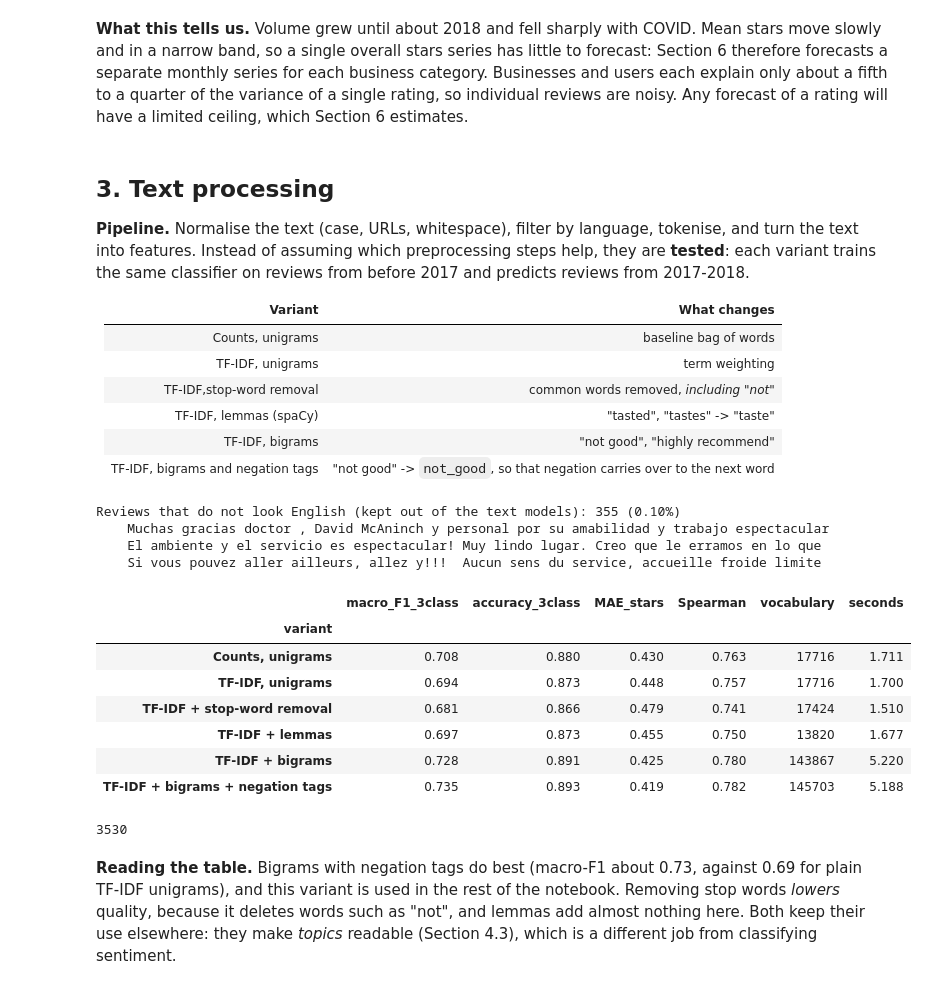
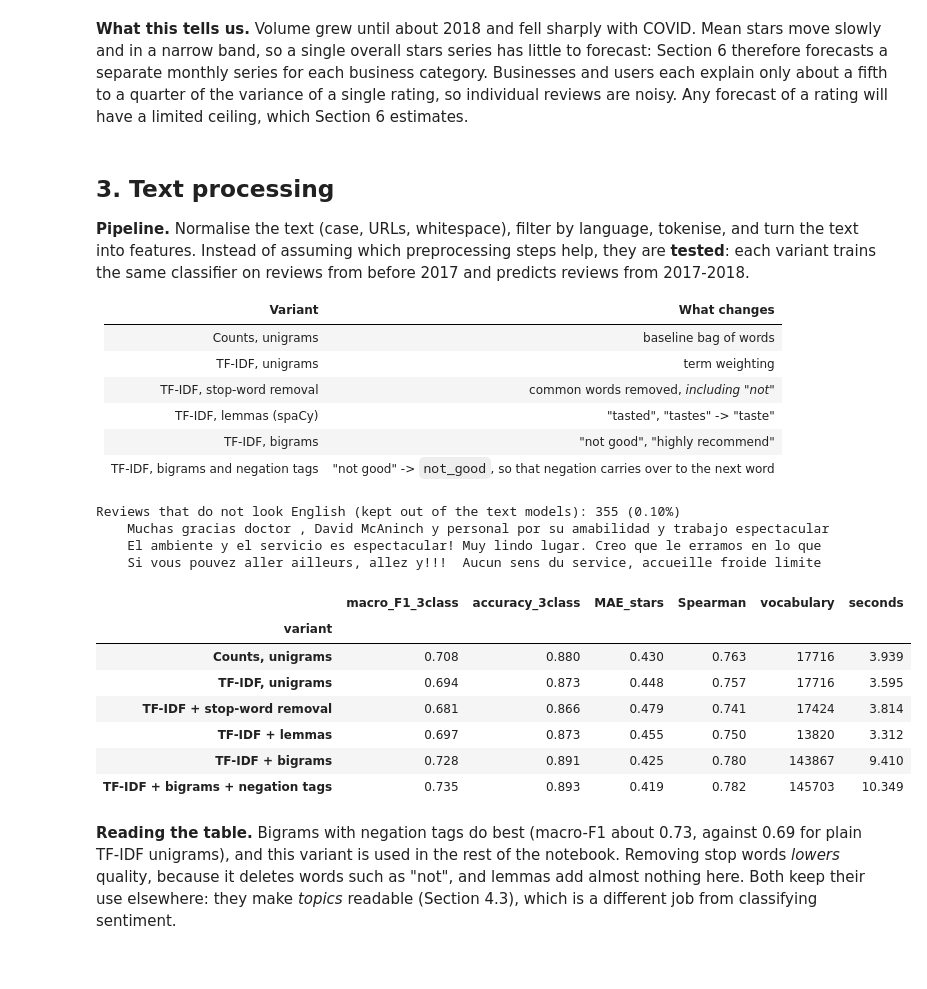
Before and after one commit to gksoztrk/ADC, a Jupyter notebook: ACD_final_project_category.ipynb, the cells around one changed output. Cells and saved outputs as stored; diff of their text form; code cells hidden in the pictures.

```diff
--- a/ACD_final_project_category.ipynb
+++ b/ACD_final_project_category.ipynb
@@ -292,7 +291,7 @@ display(pd.Series({"between businesses": R.groupby("b")["stars"].transform("mean
 |---|---|
 | Counts, unigrams | baseline bag of words |
 | TF-IDF, unigrams | term weighting |
-| TF-IDF,stop-word removal | common words removed, *including "not"* |
+| TF-IDF, stop-word removal | common words removed, *including "not"* |
 | TF-IDF, lemmas (spaCy) | "tasted", "tastes" -> "taste" |
 | TF-IDF, bigrams | "not good", "highly recommend" |
 | TF-IDF, bigrams and negation tags | "not good" -> `not_good`, so that negation carries over to the next word |
@@ -366,41 +365,41 @@ def lemmatise_sample(ids):
 
 
 rng = np.random.default_rng(SEED)
 en = R["is_en"].values
 tr_ids = rng.choice(np.flatnonzero((R["date"] < TEXT_TRAIN_END).values & en), 30_000, replace=False)
 te_ids = rng.choice(np.flatnonzero((R["date"] >= TEXT_TRAIN_END).values & (R["date"] < "2019-01-01").values & en), 10_000, replace=False)
 lem = cached("lemmas", lambda: lemmatise_sample(np.r_[tr_ids, te_ids]))["lemma"]
 base = dict(min_df=3, max_df=.6, dtype=np.float32)
 norm_tr, norm_te = TXT.loc[tr_ids].map(normalise), TXT.loc[te_ids].map(normalise)
 y_tr, y_te = R["stars"].values[tr_ids], R["stars"].values[te_ids]
 
 VARIANTS = {
     "Counts, unigrams": (CountVectorizer(binary=True, **base), norm_tr, norm_te),
     "TF-IDF, unigrams": (TfidfVectorizer(sublinear_tf=True, **base), norm_tr, norm_te),
     "TF-IDF + stop-word removal": (TfidfVectorizer(sublinear_tf=True, stop_words="english", **base), norm_tr, norm_te),
     "TF-IDF + lemmas": (TfidfVectorizer(sublinear_tf=True, **base), lem.loc[tr_ids], lem.loc[te_ids]),
     "TF-IDF + bigrams": (TfidfVectorizer(sublinear_tf=True, ngram_range=(1, 2), **base), norm_tr, norm_te),
     "TF-IDF + bigrams + negation tags": (TfidfVectorizer(sublinear_tf=True, ngram_range=(1, 2), **base), norm_tr.map(mark_negation), norm_te.map(mark_negation)),
 }
 rows = []
 for name, (vec, a, b) in VARIANTS.items():
     t0 = time.time()
     Xa, Xb = normalize(vec.fit_transform(a)), normalize(vec.transform(b))   # same scale for every variant
     p = sgd().fit(Xa, y_tr).predict_proba(Xb)
     rows.append({"variant": name, **text_metrics(y_te, p @ STAR_CLASSES), "vocabulary": Xa.shape[1], "seconds": time.time() - t0})
 RESULTS["text_preprocessing"] = pd.DataFrame(rows).set_index("variant")
 display(RESULTS["text_preprocessing"].round(3))
-del VARIANTS, norm_tr, norm_te; gc.collect()
+del VARIANTS, norm_tr, norm_te
+_ = gc.collect()
 # %% [output]
 |  | macro_F1_3class | accuracy_3class | MAE_stars | Spearman | vocabulary | seconds |
 | variant |  |  |  |  |  |  |
-| Counts, unigrams | 0.708 | 0.880 | 0.430 | 0.763 | 17716 | 1.711 |
-| TF-IDF, unigrams | 0.694 | 0.873 | 0.448 | 0.757 | 17716 | 1.700 |
-| TF-IDF + stop-word removal | 0.681 | 0.866 | 0.479 | 0.741 | 17424 | 1.510 |
-| TF-IDF + lemmas | 0.697 | 0.873 | 0.455 | 0.750 | 13820 | 1.677 |
-| TF-IDF + bigrams | 0.728 | 0.891 | 0.425 | 0.780 | 143867 | 5.220 |
-| TF-IDF + bigrams + negation tags | 0.735 | 0.893 | 0.419 | 0.782 | 145703 | 5.188 |
+| Counts, unigrams | 0.708 | 0.880 | 0.430 | 0.763 | 17716 | 3.939 |
+| TF-IDF, unigrams | 0.694 | 0.873 | 0.448 | 0.757 | 17716 | 3.595 |
+| TF-IDF + stop-word removal | 0.681 | 0.866 | 0.479 | 0.741 | 17424 | 3.814 |
+| TF-IDF + lemmas | 0.697 | 0.873 | 0.455 | 0.750 | 13820 | 3.312 |
+| TF-IDF + bigrams | 0.728 | 0.891 | 0.425 | 0.780 | 143867 | 9.410 |
+| TF-IDF + bigrams + negation tags | 0.735 | 0.893 | 0.419 | 0.782 | 145703 | 10.349 |
-3530
 # %% [markdown]
 **Reading the table.** Bigrams with negation tags do best (macro-F1 about 0.73, against 0.69 for plain TF-IDF unigrams), and this variant is used in the rest of the notebook. Removing stop words *lowers* quality, because it deletes words such as "not", and lemmas add almost nothing here. Both keep their use elsewhere: they make *topics* readable (Section 4.3), which is a different job from classifying sentiment.
 # %% [markdown]
```
Also changed, not shown: parts of 33 cells of this notebook, 1 other file.
